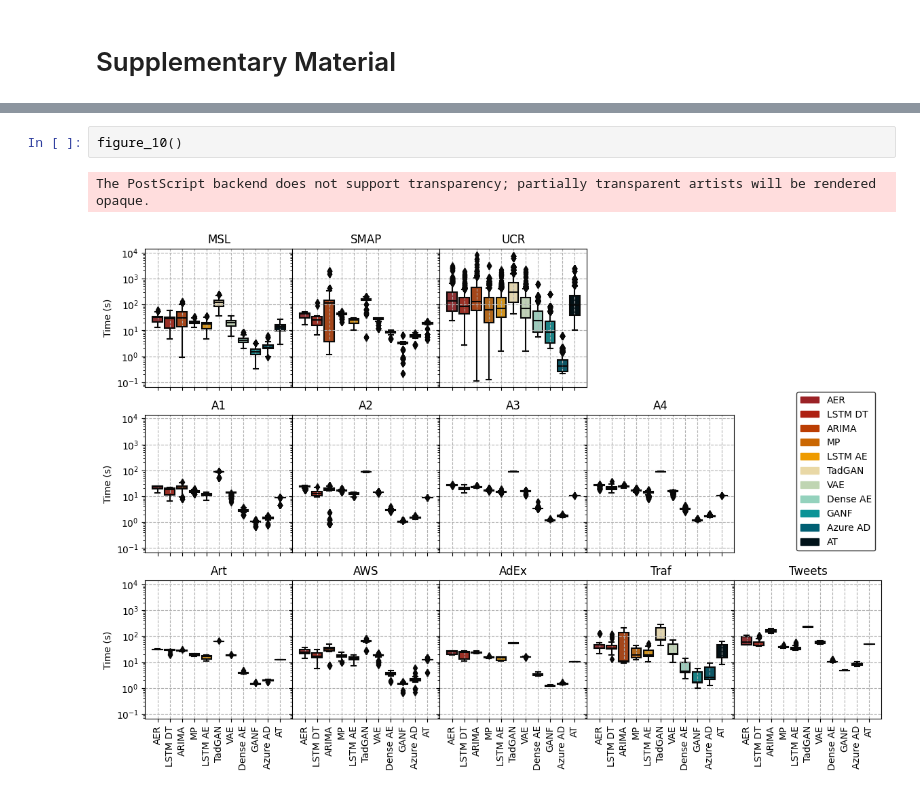
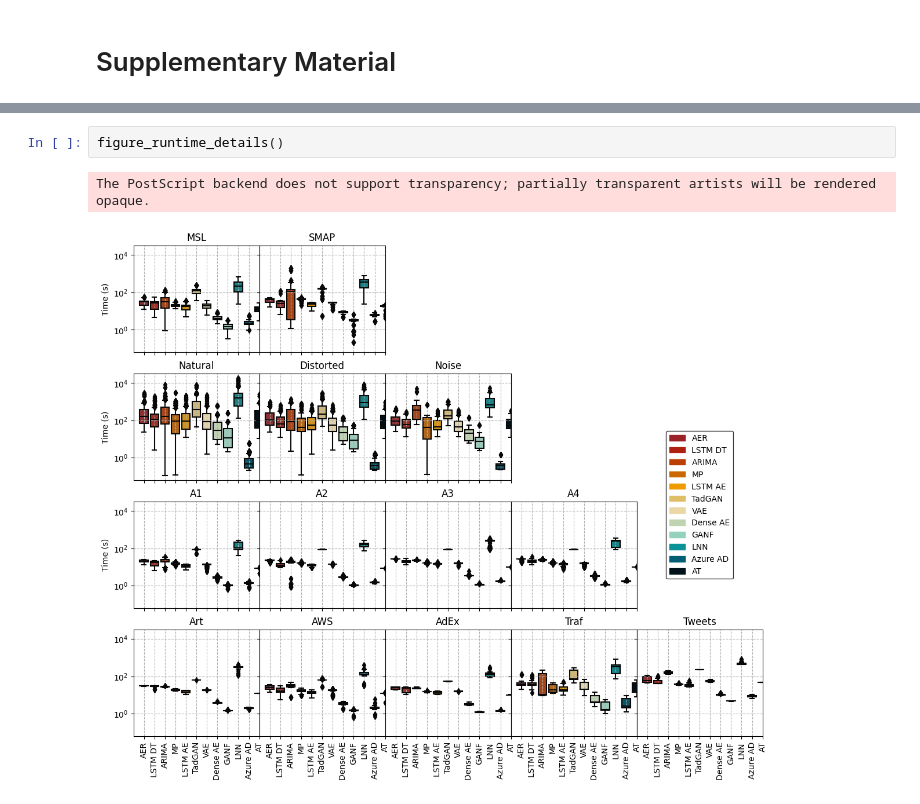
Before and after one commit to sarahmish/orionbench-paper, a Jupyter notebook: Figures & Tables.ipynb, the cells around one changed output, grey strips where cells are left out. Cells and saved outputs as stored; diff of their text form.

```diff
--- a/Figures & Tables.ipynb
+++ b/Figures & Tables.ipynb
@@ -49,6 +65,6 @@ The PostScript backend does not support transparency; partially transparent arti
 # %%
-figure_10()
+figure_runtime_details()
 # %% [output]
 The PostScript backend does not support transparency; partially transparent artists will be rendered opaque.
-[figure, old version]
+[figure, new version]
 # %%
```
Also changed, not shown: parts of 10 cells of this notebook, 24 other files.
